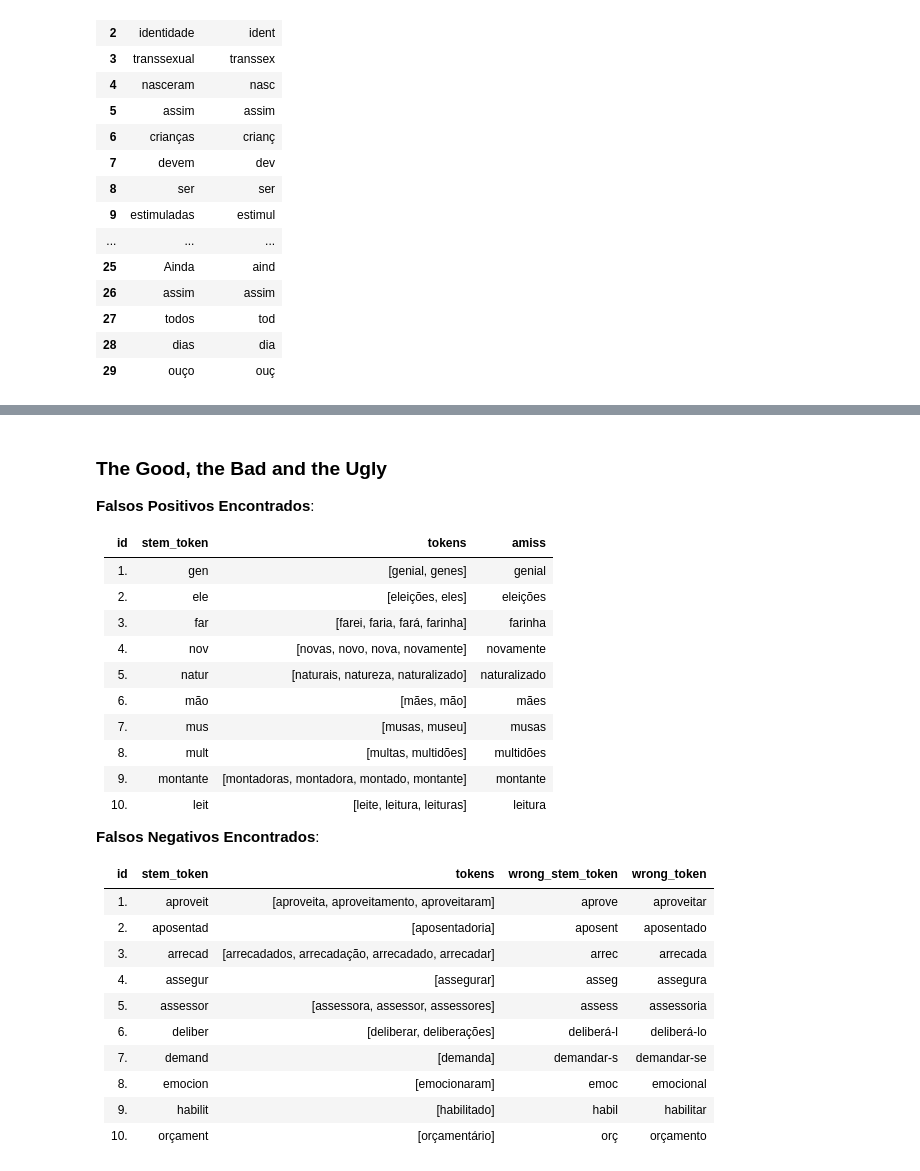
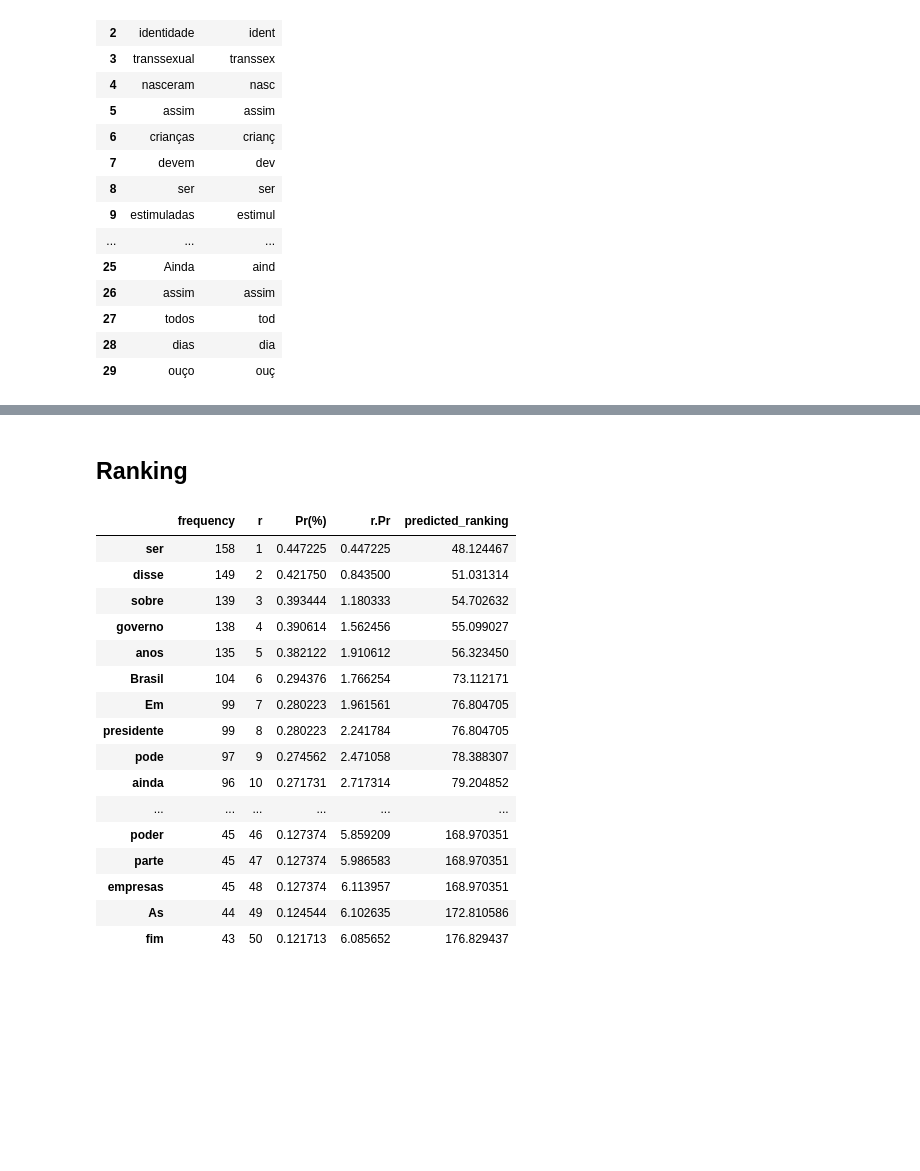
Before and after one commit to fanny/information-retrieval, a Jupyter notebook: lab3/tokenizing.ipynb, the cells around one changed output, grey strips where cells are left out. Drawn from its saved outputs; the diff is of its cells as text; code cells hidden in the pictures; blank space fills up the shorter version.

```diff
--- a/lab3/tokenizing.ipynb
+++ b/lab3/tokenizing.ipynb
@@ -274,38 +409,29 @@ tokens_group_by_stems = stemming_tokens.groupby('stem_token')
 for name_of_the_group, group in tokens_group_by_stems:
   print(name_of_the_group)
   print(group)
-# %% [markdown]
-### The Good, the Bad and the Ugly
-
-**Falsos Positivos Encontrados**:
-
-|id | stem_token | tokens  |  amiss  |
-| :---: | :---: |  :---:  |   :---:  |
-| 1. | gen | [genial, genes]  |  genial  |
-| 2. | ele | [eleições, eles]  |  eleições  |
-| 3. | far | [farei, faria, fará, farinha]  | farinha |
-| 4. | nov | [novas, novo, nova, novamente]  |  novamente  |
-| 5. | natur | [naturais, natureza, naturalizado]  |  naturalizado  |
-| 6. | mão | [mães, mão]  |  mães |
-| 7. | mus | [musas, museu]  |  musas  |
-| 8. | mult | [multas, multidões]  |  multidões  |
-| 9. | montante | [montadoras, montadora, montado, montante]  |  montante |
-| 10. | leit | [leite, leitura, leituras]  |  leitura  |
-
-
-
-
-**Falsos Negativos Encontrados**:
-
-|id |  stem_token | tokens  |  wrong_stem_token  |    wrong_token  |
-| :---: | :---: |  :---:  |   :---:  |     :---:  |
-| 1. | aproveit | [aproveita, aproveitamento, aproveitaram]  |  aprove  |    aproveitar  |
-| 2. | aposentad | [aposentadoria]  |  aposent  |    aposentado  |
-| 3. | arrecad | [arrecadados, arrecadação, arrecadado, arrecadar]  |  arrec  |    arrecada  |
-| 4. | assegur | [assegurar]  |  asseg  |    assegura  |
-| 5. | assessor | [assessora, assessor, assessores]  |  assess  |    assessoria  |
-| 6. | deliber | [deliberar, deliberações]  |  deliberá-l  |    deliberá-lo  |
-| 7. | demand | [demanda]  |  demandar-s  |    demandar-se  |
-| 8. | emocion | [emocionaram]  |  emoc  |   emocional  |
-| 9. | habilit | [habilitado]  |  habil |    habilitar |
-| 10. | orçament | [orçamentário]  |  orç |    orçamento  |
+# %% [markdown]
+## Ranking
+# %%
+c_unigram_expected = np.mean(most_frequent_words['r.Pr'])
+predicted_ranking = c_unigram_expected /most_frequent_words['Pr(%)']
+
+most_frequent_words['predicted_ranking'] = predicted_ranking
+most_frequent_words.head(50)
+# %% [output]
+|  | frequency | r | Pr(%) | r.Pr | predicted_ranking |
+| ser | 158 | 1 | 0.447225 | 0.447225 | 48.124467 |
+| disse | 149 | 2 | 0.421750 | 0.843500 | 51.031314 |
+| sobre | 139 | 3 | 0.393444 | 1.180333 | 54.702632 |
+| governo | 138 | 4 | 0.390614 | 1.562456 | 55.099027 |
+| anos | 135 | 5 | 0.382122 | 1.910612 | 56.323450 |
+| Brasil | 104 | 6 | 0.294376 | 1.766254 | 73.112171 |
+| Em | 99 | 7 | 0.280223 | 1.961561 | 76.804705 |
+| presidente | 99 | 8 | 0.280223 | 2.241784 | 76.804705 |
+| pode | 97 | 9 | 0.274562 | 2.471058 | 78.388307 |
+| ainda | 96 | 10 | 0.271731 | 2.717314 | 79.204852 |
+| ... | ... | ... | ... | ... | ... |
+| poder | 45 | 46 | 0.127374 | 5.859209 | 168.970351 |
+| parte | 45 | 47 | 0.127374 | 5.986583 | 168.970351 |
+| empresas | 45 | 48 | 0.127374 | 6.113957 | 168.970351 |
+| As | 44 | 49 | 0.124544 | 6.102635 | 172.810586 |
+| fim | 43 | 50 | 0.121713 | 6.085652 | 176.829437 |
```
Also changed, not shown: parts of 13 cells of this notebook.
